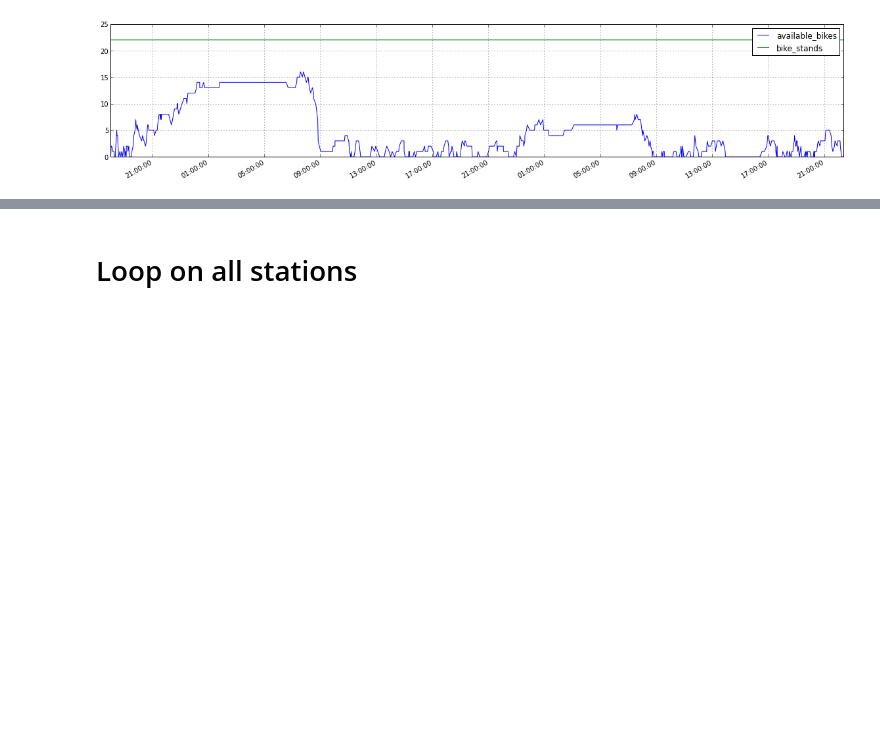
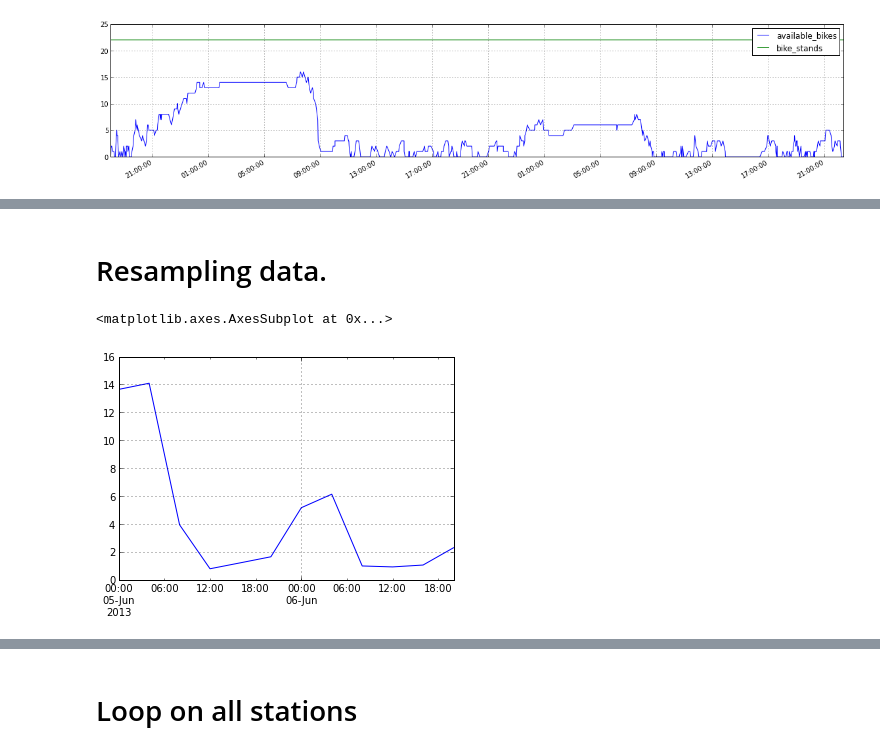
Before and after one commit to flothesof/VelibApp, a Jupyter notebook: Data Analysis.ipynb, the cells around one changed output, grey strips where cells are left out. Drawn from its saved outputs; the diff is of its cells as text; code cells hidden in the pictures; blank space fills up the shorter version.

Commit message:
Some more data exploration

```diff
--- a/Data Analysis.ipynb
+++ b/Data Analysis.ipynb
@@ -112,0 +149,7 @@ legend()
+# %% [markdown]
+# Resampling data.
+# %%
+my_station.available_bikes[my_station.index > '20130605'].resample('4h').plot()
+# %% [output]
+<matplotlib.axes.AxesSubplot at 0x...>
+[figure, added]
```
Also changed, not shown: parts of 15 cells of this notebook.
